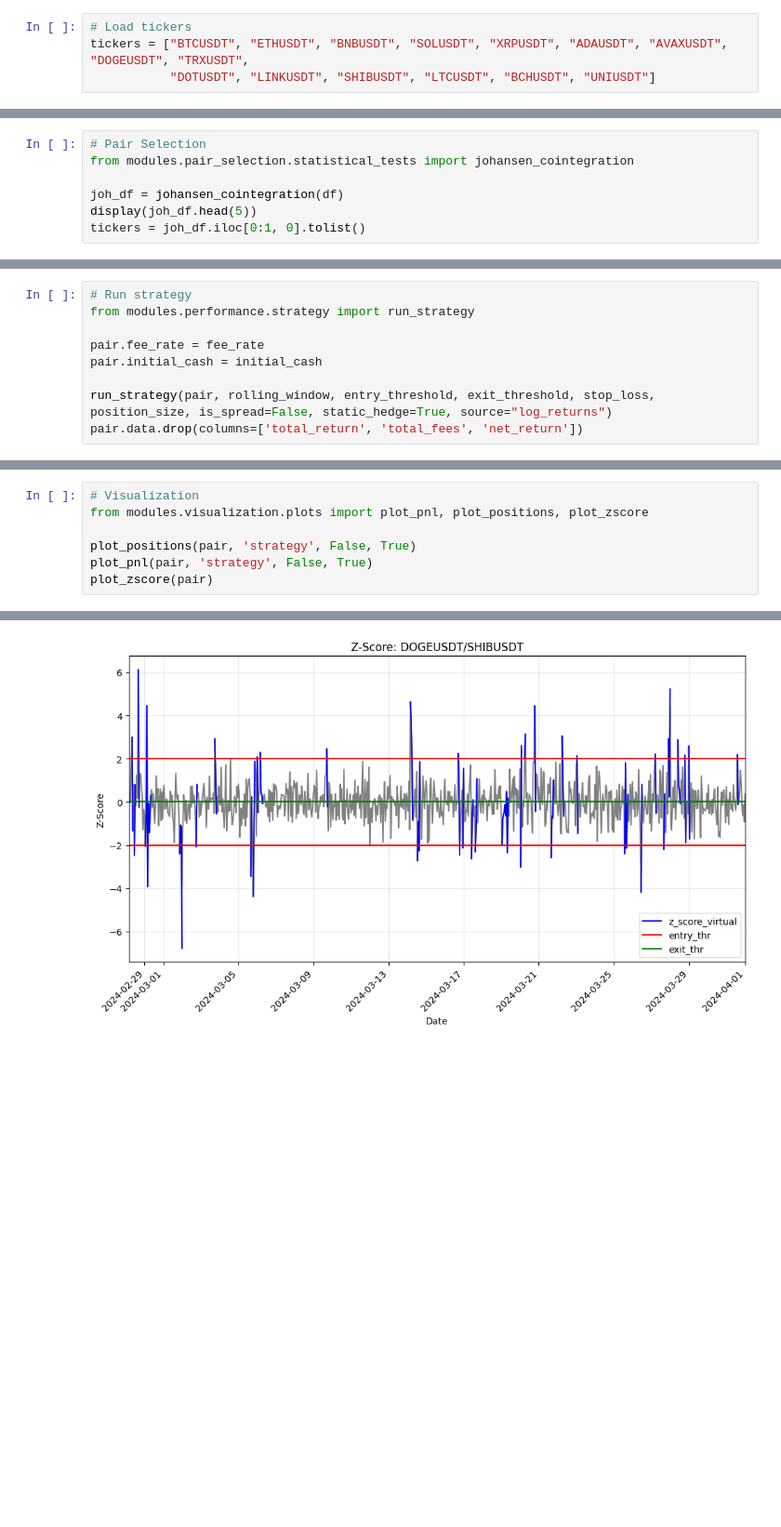
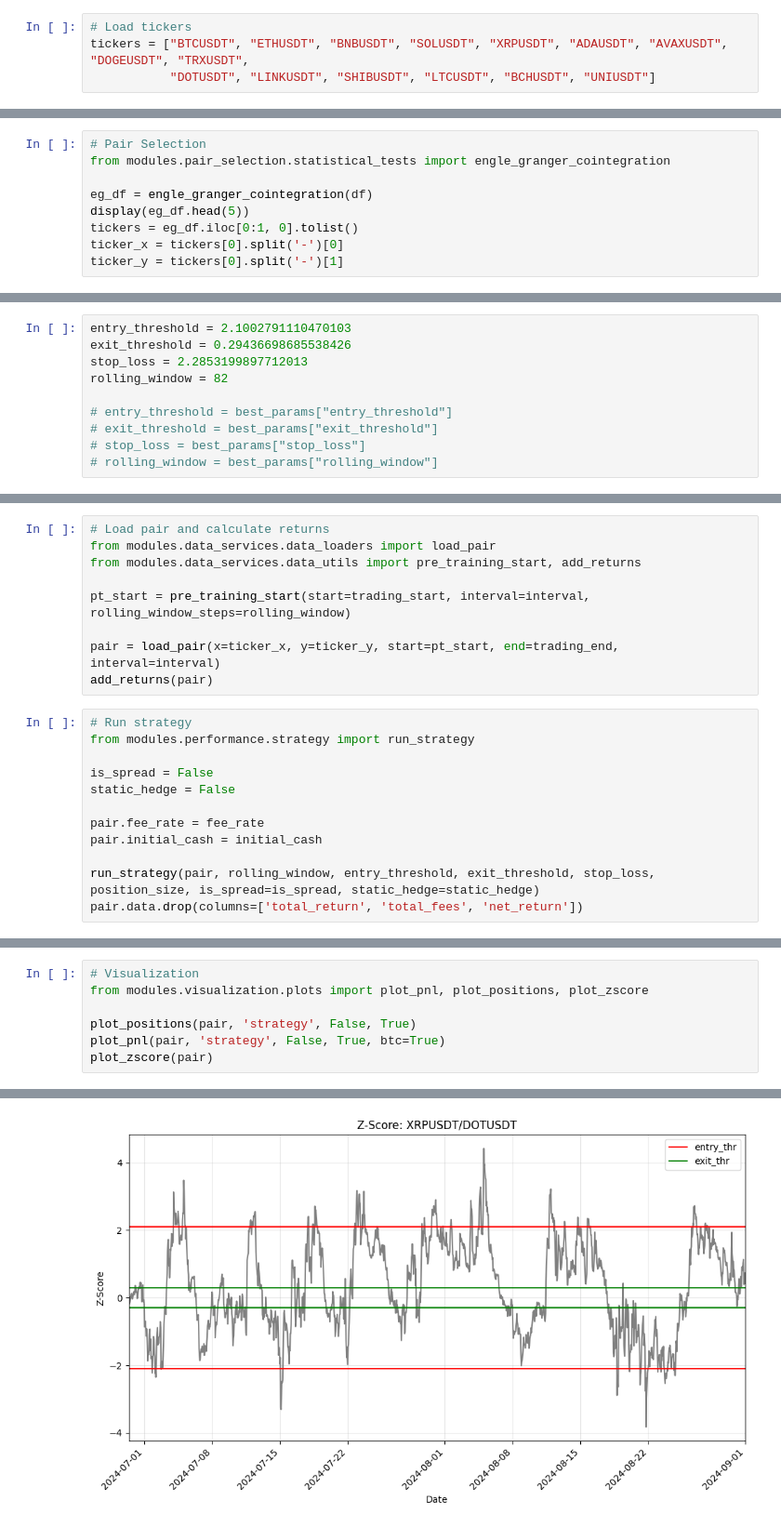
Before and after one commit to damianlebiedz/research-paper, a Jupyter notebook: notebooks/strategy.ipynb, the cells around one changed output, grey strips where cells are left out. Shown at 93% size. Drawn from its saved outputs; the diff is of its cells as text; blank space fills up the shorter version.

Commit message:
Update strategy.py functions

```diff
--- a/notebooks/strategy.ipynb
+++ b/notebooks/strategy.ipynb
@@ -28,9 +31,11 @@ df = load_data(
 )
 # %%
 # Pair Selection
-from modules.pair_selection.statistical_tests import johansen_cointegration
+from modules.pair_selection.statistical_tests import engle_granger_cointegration
 
-joh_df = johansen_cointegration(df)
-display(joh_df.head(5))
-tickers = joh_df.iloc[0:1, 0].tolist()
+eg_df = engle_granger_cointegration(df)
+display(eg_df.head(5))
+tickers = eg_df.iloc[0:1, 0].tolist()
+ticker_x = tickers[0].split('-')[0]
+ticker_y = tickers[0].split('-')[1]
 # %% [output]
@@ -60,0 +63,10 @@ add_returns(pair)
+# %%
+entry_threshold = 2.1002791110470103
+exit_threshold = 0.29436698685538426
+stop_loss = 2.2853199897712013
+rolling_window = 82
+
+# entry_threshold = best_params["entry_threshold"]
+# exit_threshold = best_params["exit_threshold"]
+# stop_loss = best_params["stop_loss"]
+# rolling_window = best_params["rolling_window"]
@@ -61,10 +78,22 @@ add_returns(pair)
+# %%
+# Load pair and calculate returns
+from modules.data_services.data_loaders import load_pair
+from modules.data_services.data_utils import pre_training_start, add_returns
+
+pt_start = pre_training_start(start=trading_start, interval=interval, rolling_window_steps=rolling_window)
+
+pair = load_pair(x=ticker_x, y=ticker_y, start=pt_start, end=trading_end, interval=interval)
+add_returns(pair)
 # %%
 # Run strategy
 from modules.performance.strategy import run_strategy
 
+is_spread = False
+static_hedge = False
+
 pair.fee_rate = fee_rate
 pair.initial_cash = initial_cash
 
-run_strategy(pair, rolling_window, entry_threshold, exit_threshold, stop_loss, position_size, is_spread=False, static_hedge=True, source="log_returns")
+run_strategy(pair, rolling_window, entry_threshold, exit_threshold, stop_loss, position_size, is_spread=is_spread, static_hedge=static_hedge)
 pair.data.drop(columns=['total_return', 'total_fees', 'net_return'])
 # %% [output]
@@ -112,6 +141,6 @@ pair.stats
 from modules.visualization.plots import plot_pnl, plot_positions, plot_zscore
 
 plot_positions(pair, 'strategy', False, True)
-plot_pnl(pair, 'strategy', False, True)
+plot_pnl(pair, 'strategy', False, True, btc=True)
 plot_zscore(pair)
 # %% [output]
@@ -120 +149 @@ plot_zscore(pair)
-[figure, old version]
+[figure, new version]
```
Also changed, not shown: parts of 11 cells of this notebook, 18 other files.
